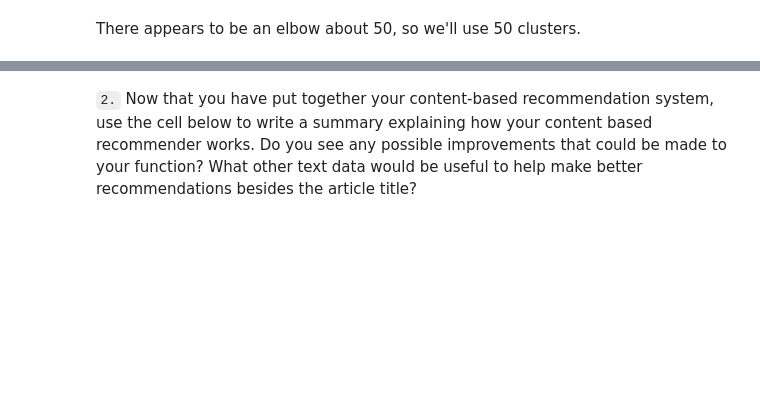
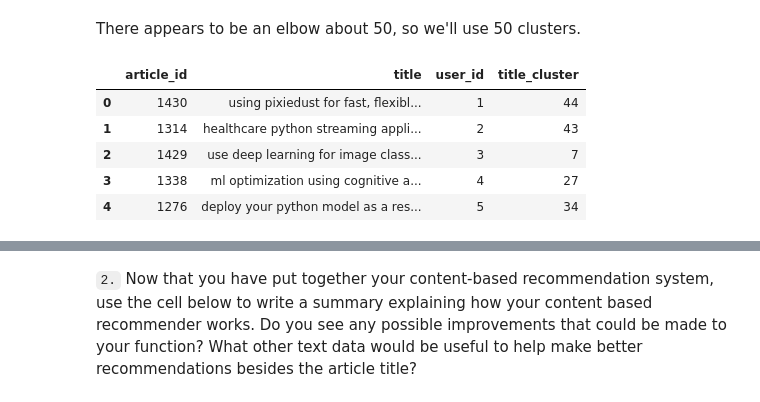
Before and after one commit to lienas/dsnd-recommendation-system-project, a Jupyter notebook: Recommendations_with_IBM.ipynb, the cells around one changed output, grey strips where cells are left out. Saved outputs shown, nothing was run; the diff lists cells and outputs as text; code cells hidden in the pictures; blank space fills up the shorter version.

```diff
--- a/Recommendations_with_IBM.ipynb
+++ b/Recommendations_with_IBM.ipynb
@@ -733,0 +800,4 @@ df_unique_articles =
+# %%
+# unique articles
+df_unique_articles = df[~df['article_id'].duplicated()].drop('user_id', axis=1)
+df_unique_articles.info()
@@ -743,13 +823,17 @@ vectorizer = TfidfVectorizer(
     stop_words="english",
     max_features=max_features,
 )
+
 print("Running TF-IDF")
-X_tfidf =  # Fit the vectorizer to the article titles
+# fit the vectorizer to the article titles
+X_tfidf = vectorizer.fit_transform(df_unique_articles['title'])
 
 print(f"n_samples: {X_tfidf.shape[0]}, n_features: {X_tfidf.shape[1]}")
 
 lsa = make_pipeline(TruncatedSVD(n_components=50), Normalizer(copy=False))
-X_lsa = # Fit the LSA model to the vectorized article titles
+
+# Fit the LSA model to the vectorized article titles
+X_lsa = lsa.fit_transform(X_tfidf)
 explained_variance = lsa[0].explained_variance_ratio_.sum()
 
 print(f"Explained variance of the SVD step: {explained_variance * 100:.1f}%")
@@ -776,12 +867,25 @@ plt.xlabel('Number of clusters')
 # %% [markdown]
 There appears to be an elbow about 50, so we'll use 50 clusters.
 # %%
-n_clusters = # Number of clusters
+n_clusters = 50# Number of clusters
 kmeans = KMeans(
     # Your code here, same as parameters above
-).fit()
+    n_clusters=n_clusters,
+    max_iter=max_iter,
+    n_init=n_init,
+    random_state=random_state,
+).fit(X_lsa)
 # %%
 # create a new column `title_cluster` and assign it the kmeans cluster labels
 # First we need to map the labels to df_unique_articles article ids and then apply those to df
-article_cluster_map = {} # Map article_id to cluster label
-df['title_cluster'] = # apply map to create title clusters
+article_cluster_map = {k: v for k, v in zip(df_unique_articles['article_id'], kmeans.labels_)} # Map article_id to cluster label
+df['title_cluster'] = df['article_id'].map(article_cluster_map) # apply map to create title clusters
+# %%
+df.head()
+# %% [output]
+|  | article_id | title | user_id | title_cluster |
+| 0 | 1430 | using pixiedust for fast, flexibl... | 1 | 44 |
+| 1 | 1314 | healthcare python streaming appli... | 2 | 43 |
+| 2 | 1429 | use deep learning for image class... | 3 | 7 |
+| 3 | 1338 | ml optimization using cognitive a... | 4 | 27 |
+| 4 | 1276 | deploy your python model as a res... | 5 | 34 |
```
Also changed, not shown: parts of 40 cells of this notebook, 3 other files.
